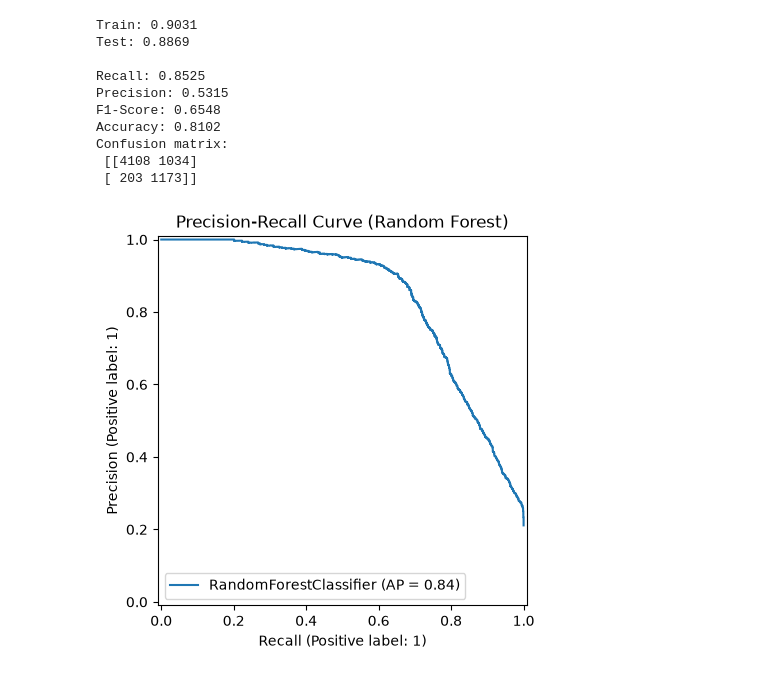
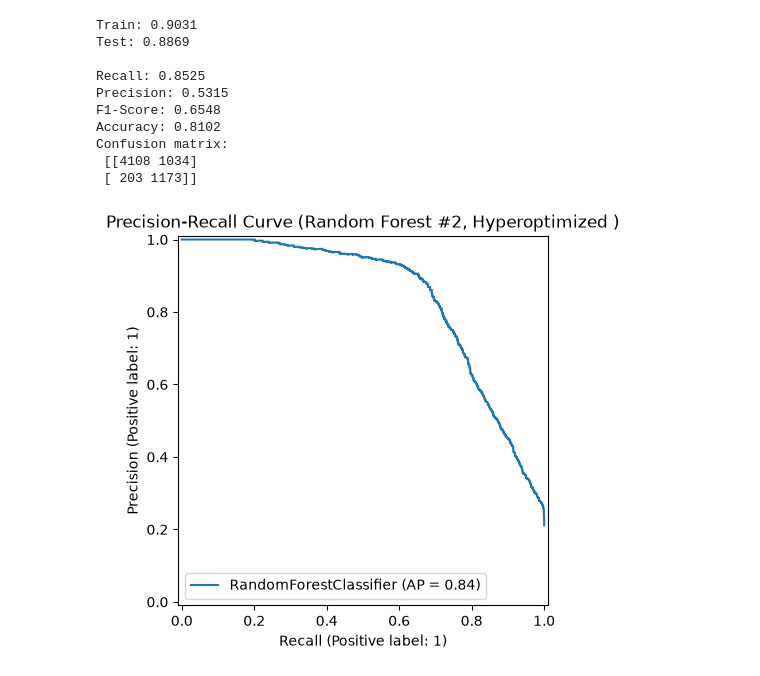
Before and after one commit to mattmaselli/loan-default-prediction, a Jupyter notebook: loan_prediction.ipynb, the cells around one changed output. Drawn from its saved outputs; the diff is of its cells as text; code cells hidden in the pictures.

Commit message:
feat: add precision-recall curve plots for each model

```diff
--- a/loan_prediction.ipynb
+++ b/loan_prediction.ipynb
@@ -980,16 +1019,11 @@ Confusion matrix:
  [[4108 1034]
  [ 203 1173]]
 # %%
-#plotting
-
-from sklearn.metrics import PrecisionRecallDisplay
-
-
 PrecisionRecallDisplay.from_estimator(rf, X_test_rf, y_test)
-plt.title("Precision-Recall Curve (Random Forest)")
+plt.title("Precision-Recall Curve (Random Forest #2, Hyperoptimized )")
 plt.show()
 # %% [output]
-[figure, old version]
+[figure, new version]
 # %%
 importance = pd.Series(
     rf.feature_importances_,
```
Also changed, not shown: parts of 13 cells of this notebook.
